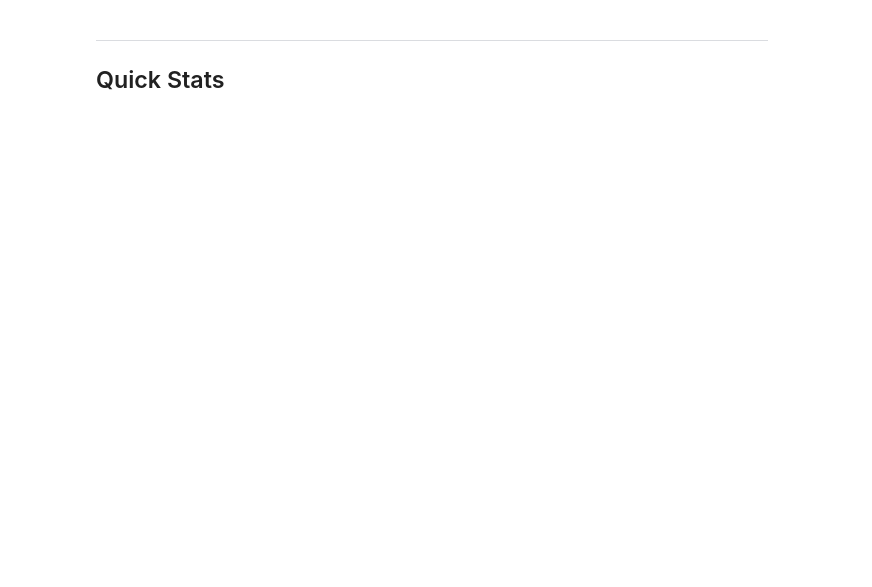
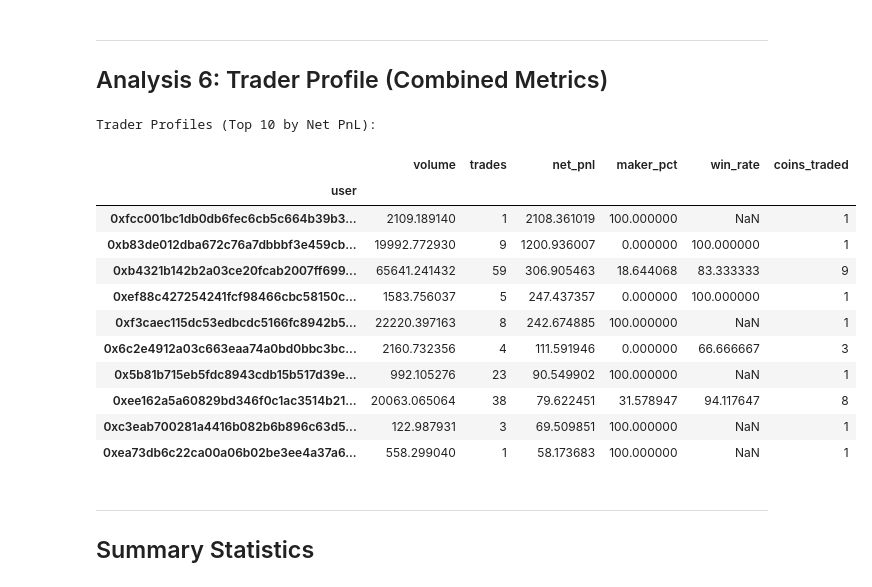
Before and after one commit to trevortrinh/vigil-hypertrace, a Jupyter notebook: notebooks/02_analysis_pipeline.ipynb, the cells around one changed output. Saved outputs shown, nothing was run; the diff lists cells and outputs as text; code cells hidden in the pictures; blank space fills up the shorter version.

```diff
--- a/notebooks/02_analysis_pipeline.ipynb
+++ b/notebooks/02_analysis_pipeline.ipynb
@@ -6,9 +10,12 @@ Transform raw fills into trader metrics.
 import json
 import pandas as pd
 from pathlib import Path
+from datetime import datetime
 
 pd.set_option('display.max_columns', None)
-SAMPLES_DIR = Path('../hyperliquid_samples/node_fills_by_block')
+pd.set_option('display.width', None)
+
+SAMPLES_DIR = Path('../hyperliquid_samples/hl-mainnet-node-data/node_fills_by_block')
 # %% [markdown]
 ---
 
@@ -46,30 +222,52 @@ Aggregate fills into per-trader metrics.
+# %% [markdown]
+---
+
+## Analysis 6: Trader Profile (Combined Metrics)
 # %%
-# Base aggregations
-profiles = df.groupby('user').agg(
-    volume=('volume', 'sum'),
-    trades=('volume', 'count'),
-    realized_pnl=('closedPnl', 'sum'),
-    fees=('fee', 'sum'),
-    maker_trades=('is_maker', 'sum'),
-    coins_traded=('coin', 'nunique')
-)
+def trader_profile(df):
+    closes = df[df['is_close']]
 
-# Win stats (closes only)
-closes = df[df['is_close']]
-win_stats = closes.groupby('user').agg(
-    total_closes=('is_win', 'count'),
-    wins=('is_win', 'sum')
-)
+    profile = df.groupby('user').agg(
+        volume=('volume', 'sum'),
+        trades=('volume', 'count'),
+        realized_pnl=('closedPnl', 'sum'),
+        fees=('fee', 'sum'),
+        maker_trades=('is_maker', 'sum'),
+        coins_traded=('coin', 'nunique')
+    )
 
-# Combine
-profiles = profiles.join(win_stats)
-profiles['net_pnl'] = profiles['realized_pnl'] - profiles['fees']
-profiles['maker_pct'] = profiles['maker_trades'] / profiles['trades'] * 100
-profiles['win_rate'] = profiles['wins'] / profiles['total_closes'] * 100
+    # Add win rate from closes
+    win_stats = closes.groupby('user').agg(
+        total_closes=('is_win', 'count'),
+        wins=('is_win', 'sum')
+    )
 
-profiles.sort_values('net_pnl', ascending=False).head(10)
+    profile = profile.join(win_stats)
+    profile['net_pnl'] = profile['realized_pnl'] - profile['fees']
+    profile['maker_pct'] = profile['maker_trades'] / profile['trades'] * 100
+    profile['win_rate'] = profile['wins'] / profile['total_closes'] * 100
+
+    return profile.sort_values('net_pnl', ascending=False)
+
+profiles = trader_profile(df)
+print("Trader Profiles (Top 10 by Net PnL):")
+profiles[['volume', 'trades', 'net_pnl', 'maker_pct', 'win_rate', 'coins_traded']].head(10)
+# %% [output]
+Trader Profiles (Top 10 by Net PnL):
+|  | volume | trades | net_pnl | maker_pct | win_rate | coins_traded |
+| user |  |  |  |  |  |  |
+| 0xfcc001bc1db0db6fec6cb5c664b39b3... | 2109.189140 | 1 | 2108.361019 | 100.000000 | NaN | 1 |
+| 0xb83de012dba672c76a7dbbbf3e459cb... | 19992.772930 | 9 | 1200.936007 | 0.000000 | 100.000000 | 1 |
+| 0xb4321b142b2a03ce20fcab2007ff699... | 65641.241432 | 59 | 306.905463 | 18.644068 | 83.333333 | 9 |
+| 0xef88c427254241fcf98466cbc58150c... | 1583.756037 | 5 | 247.437357 | 0.000000 | 100.000000 | 1 |
+| 0xf3caec115dc53edbcdc5166fc8942b5... | 22220.397163 | 8 | 242.674885 | 100.000000 | NaN | 1 |
+| 0x6c2e4912a03c663eaa74a0bd0bbc3bc... | 2160.732356 | 4 | 111.591946 | 0.000000 | 66.666667 | 3 |
+| 0x5b81b715eb5fdc8943cdb15b517d39e... | 992.105276 | 23 | 90.549902 | 100.000000 | NaN | 1 |
+| 0xee162a5a60829bd346f0c1ac3514b21... | 20063.065064 | 38 | 79.622451 | 31.578947 | 94.117647 | 8 |
+| 0xc3eab700281a4416b082b6b896c63d5... | 122.987931 | 3 | 69.509851 | 100.000000 | NaN | 1 |
+| 0xea73db6c22ca00a06b02be3ee4a37a6... | 558.299040 | 1 | 58.173683 | 100.000000 | NaN | 1 |
-# %% [markdown]
----
-
-## Quick Stats
+# %% [markdown]
+---
+
+## Summary Statistics
 # %%
```
Also changed, not shown: parts of 19 cells of this notebook, 2 other files.
